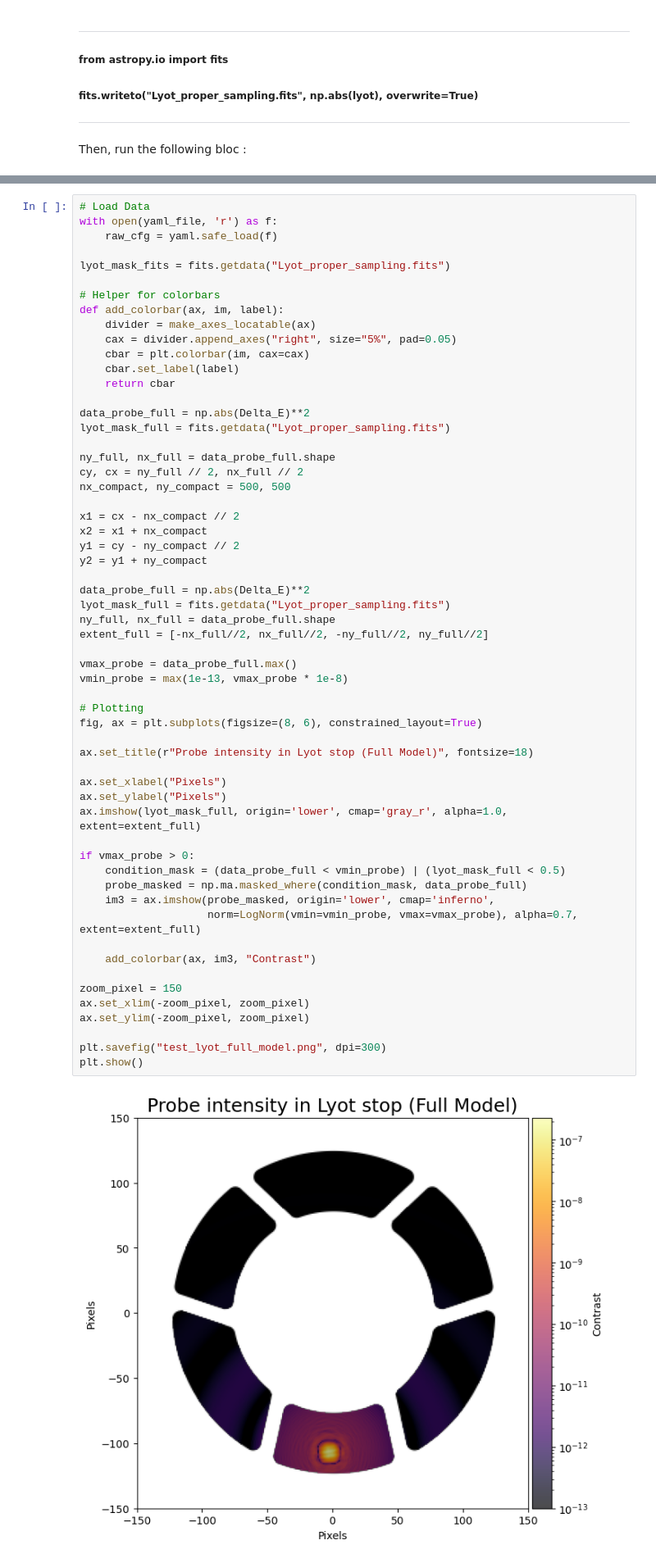
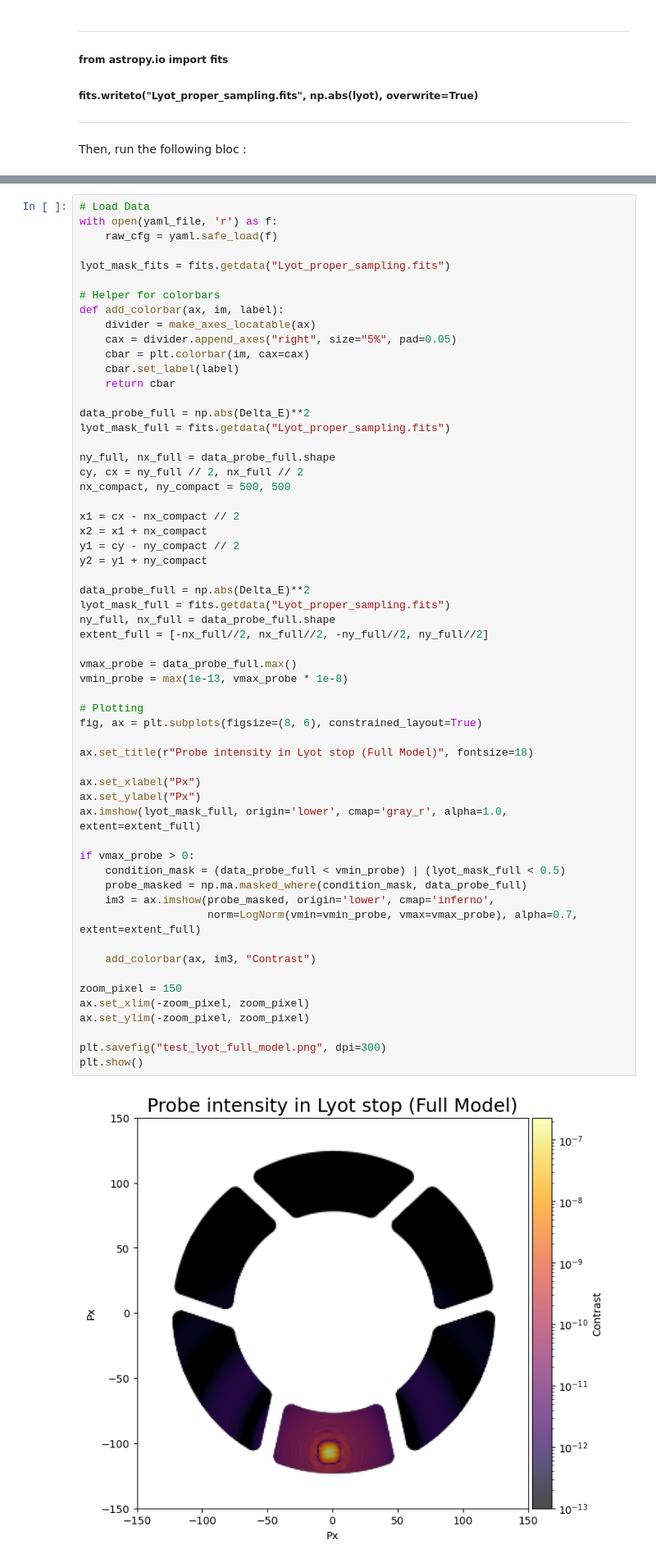
Before and after one commit to roman-corgi/corgihowfsc, a Jupyter notebook: sandbox/ldel/probes_to_lyot_test.ipynb, the cells around one changed output, grey strips where cells are left out. Shown at 82% size. Cells and saved outputs as stored; diff of their text form.

```diff
--- a/sandbox/ldel/probes_to_lyot_test.ipynb
+++ b/sandbox/ldel/probes_to_lyot_test.ipynb
@@ -258,33 +260,33 @@ y2 = y1 + ny_compact
 data_probe_full = np.abs(Delta_E)**2
 lyot_mask_full = fits.getdata("Lyot_proper_sampling.fits")
 ny_full, nx_full = data_probe_full.shape
 extent_full = [-nx_full//2, nx_full//2, -ny_full//2, ny_full//2]
 
 vmax_probe = data_probe_full.max()
 vmin_probe = max(1e-13, vmax_probe * 1e-8)
 
 # Plotting
 fig, ax = plt.subplots(figsize=(8, 6), constrained_layout=True)
 
 ax.set_title(r"Probe intensity in Lyot stop (Full Model)", fontsize=18)
 
-ax.set_xlabel("Pixels")
-ax.set_ylabel("Pixels")
+ax.set_xlabel("Px")
+ax.set_ylabel("Px")
 ax.imshow(lyot_mask_full, origin='lower', cmap='gray_r', alpha=1.0, extent=extent_full)
 
 if vmax_probe > 0:
     condition_mask = (data_probe_full < vmin_probe) | (lyot_mask_full < 0.5)
     probe_masked = np.ma.masked_where(condition_mask, data_probe_full)
     im3 = ax.imshow(probe_masked, origin='lower', cmap='inferno',
                     norm=LogNorm(vmin=vmin_probe, vmax=vmax_probe), alpha=0.7, extent=extent_full)
 
     add_colorbar(ax, im3, "Contrast")
 
 zoom_pixel = 150
 ax.set_xlim(-zoom_pixel, zoom_pixel)
 ax.set_ylim(-zoom_pixel, zoom_pixel)
 
 plt.savefig("test_lyot_full_model.png", dpi=300)
 plt.show()
 # %% [output]
-[figure, old version]
+[figure, new version]
```
Also changed, not shown: parts of 1 cell of this notebook, 2 other files.
